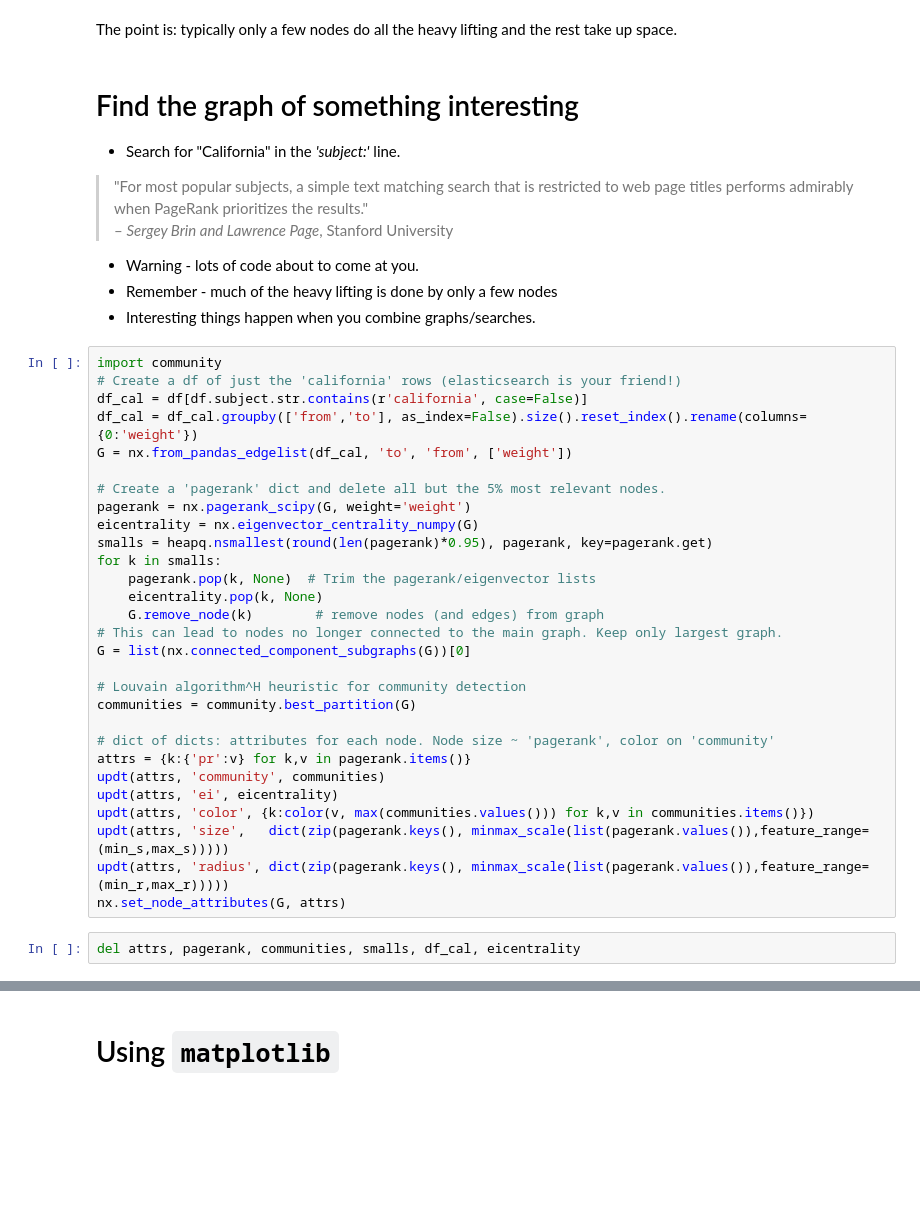
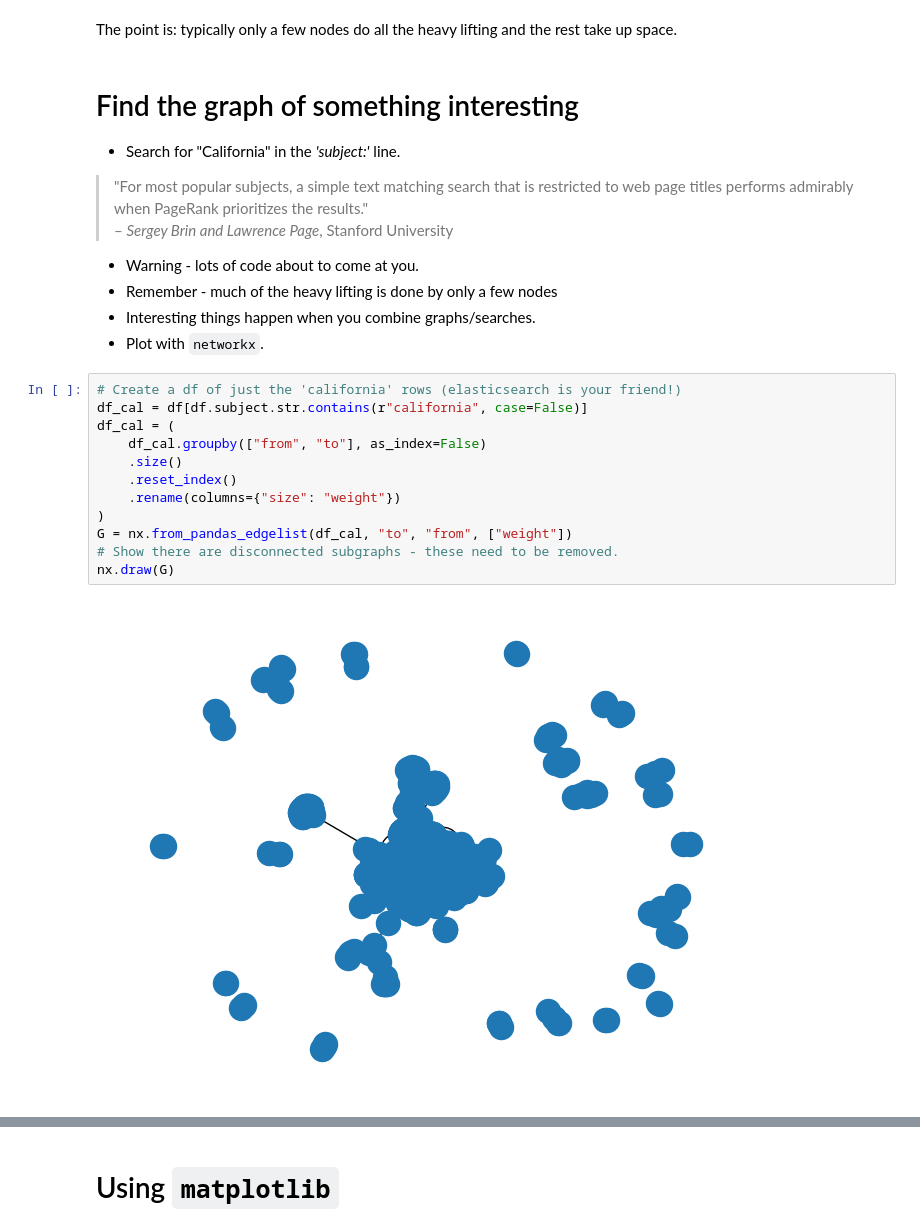
Before and after one commit to keithpjolley/python_graph_demo, a Jupyter notebook: graphs.ipynb, the cells around one changed output, grey strips where cells are left out. Drawn from its saved outputs; the diff is of its cells as text; blank space fills up the shorter version.

```diff
--- a/graphs.ipynb
+++ b/graphs.ipynb
@@ -415,34 +551,18 @@ The point is: typically only a few nodes do all the heavy lifting and the rest t
 - Warning - lots of code about to come at you.
 - Remember - much of the heavy lifting is done by only a few nodes
 - Interesting things happen when you combine graphs/searches.
+- Plot with `networkx`.
-# %%
-import community
-# Create a df of just the 'california' rows (elasticsearch is your friend!)
-df_cal = df[df.subject.str.contains(r'california', case=False)]
-df_cal = df_cal.groupby(['from','to'], as_index=False).size().reset_index().rename(columns={0:'weight'})
-G = nx.from_pandas_edgelist(df_cal, 'to', 'from', ['weight'])
-
-# Create a 'pagerank' dict and delete all but the 5% most relevant nodes.
-pagerank = nx.pagerank_scipy(G, weight='weight')
-eicentrality = nx.eigenvector_centrality_numpy(G)
-smalls = heapq.nsmallest(round(len(pagerank)*0.95), pagerank, key=pagerank.get)
-for k in smalls:
-    pagerank.pop(k, None)  # Trim the pagerank/eigenvector lists
-    eicentrality.pop(k, None)
-    G.remove_node(k)        # remove nodes (and edges) from graph
-# This can lead to nodes no longer connected to the main graph. Keep only largest graph.
-G = list(nx.connected_component_subgraphs(G))[0]
-
-# Louvain algorithm^H heuristic for community detection
-communities = community.best_partition(G)
-
-# dict of dicts: attributes for each node. Node size ~ 'pagerank', color on 'community'
-attrs = {k:{'pr':v} for k,v in pagerank.items()}
-updt(attrs, 'community', communities)
-updt(attrs, 'ei', eicentrality)
-updt(attrs, 'color', {k:color(v, max(communities.values())) for k,v in communities.items()})
-updt(attrs, 'size',   dict(zip(pagerank.keys(), minmax_scale(list(pagerank.values()),feature_range=(min_s,max_s)))))
-updt(attrs, 'radius', dict(zip(pagerank.keys(), minmax_scale(list(pagerank.values()),feature_range=(min_r,max_r)))))
-nx.set_node_attributes(G, attrs)
-# %%
-del attrs, pagerank, communities, smalls, df_cal, eicentrality
+# %%
+# Create a df of just the 'california' rows (elasticsearch is your friend!)
+df_cal = df[df.subject.str.contains(r"california", case=False)]
+df_cal = (
+    df_cal.groupby(["from", "to"], as_index=False)
+    .size()
+    .reset_index()
+    .rename(columns={"size": "weight"})
+)
+G = nx.from_pandas_edgelist(df_cal, "to", "from", ["weight"])
+# Show there are disconnected subgraphs - these need to be removed.
+nx.draw(G)
+# %% [output]
+[figure, added]
```
Also changed, not shown: parts of 58 cells of this notebook, 40 other files.
